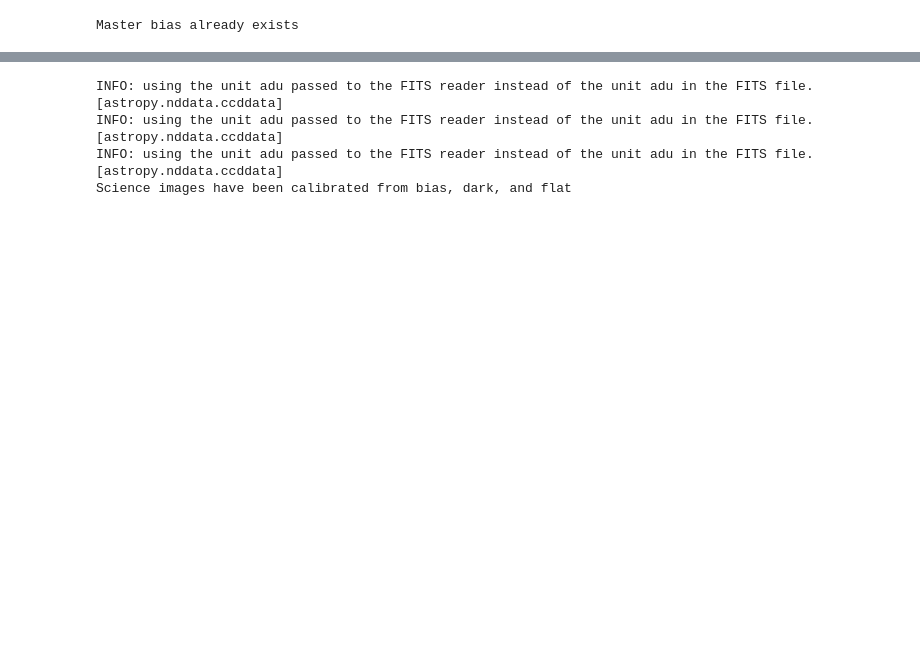
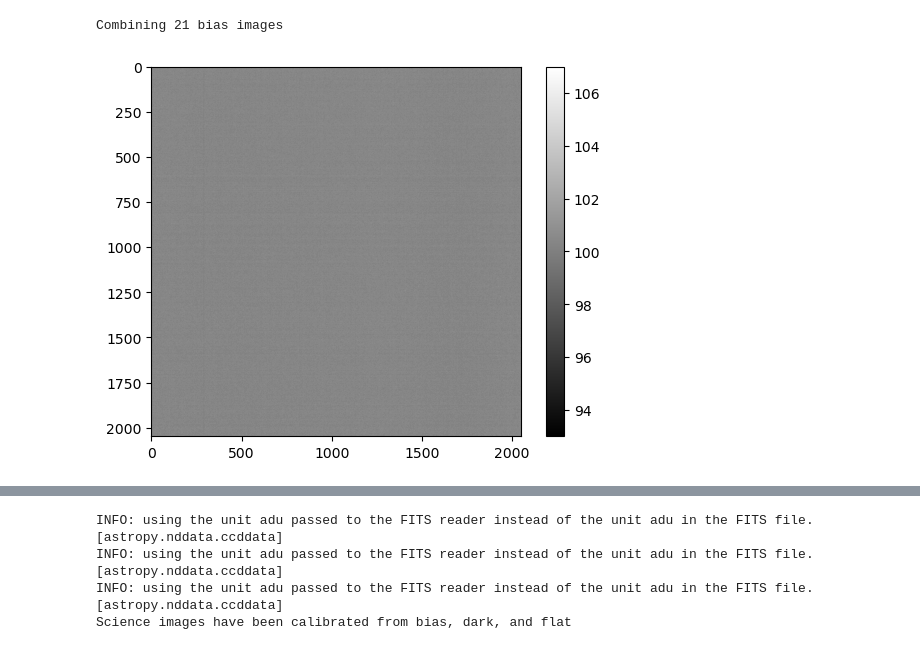
Before and after one commit to AperpieGG/ngcmos, a Jupyter notebook: cmos_data_reduction.ipynb, the cells around one changed output, grey strips where cells are left out. Saved outputs shown, nothing was run; the diff lists cells and outputs as text; code cells hidden in the pictures; blank space fills up the shorter version.

Commit message:
changing from 20 to 21 calibration images

```diff
--- a/cmos_data_reduction.ipynb
+++ b/cmos_data_reduction.ipynb
@@ -22,26 +22,27 @@ os.chdir(in_path)
 # %%
 if os.path.exists(out_path + 'master_bias.fits'):
     print('Master bias already exists')
     pass
 else:
     bias_list = [f for f in glob.glob(in_path + 'bias*.fits') if 'HDR' in fits.getheader(f)['READMODE']]
-    bias_list = bias_list[:20]
+    bias_list = bias_list[:21]
     print('Combining {} bias images'.format(len(bias_list)))
 
     ccd_list = []
     for f in bias_list:
         ccd = CCDData.read(f, unit='adu')
         ccd_list.append(ccd)
 
 # Combine the bias images
     master_bias = combine(ccd_list, method='median')
     # master_bias.data = master_bias.data.astype('int16')
     master_bias.write(out_path + 'master_bias.fits', overwrite=True)
     plt.imshow(master_bias, cmap='gray')
     plt.colorbar()
     plt.show()
 # %% [output]
-Master bias already exists
+Combining 21 bias images
+[figure, added]
 # %%
 master_bias = CCDData.read(out_path + 'master_bias.fits', unit='adu')
 if os.path.exists(out_path + 'master_dark.fits'):
```
Also changed, not shown: parts of 2 cells of this notebook.
